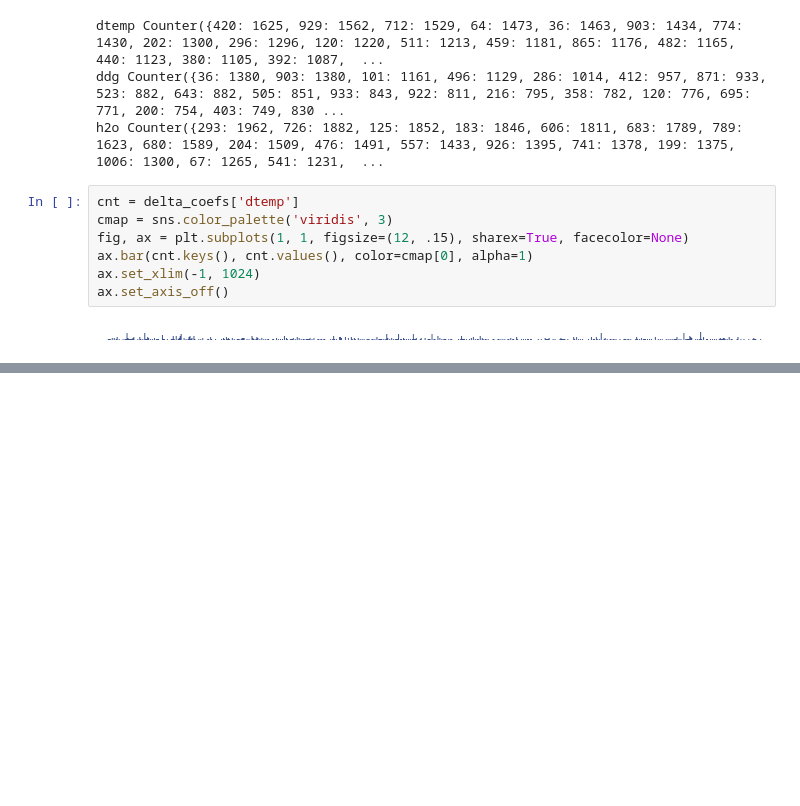
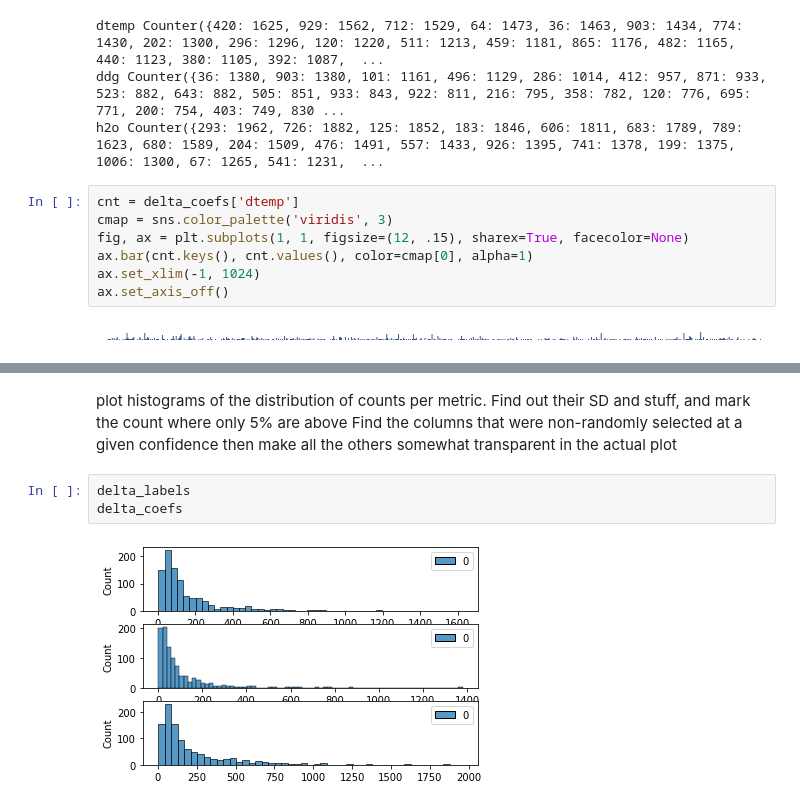
Before and after one commit to lkndl/mapra, a Jupyter notebook: mapra/11_feature_sampling.ipynb, the cells around one changed output, grey strips where cells are left out. Cells and saved outputs as stored; diff of their text form; blank space fills up the shorter version.

```diff
--- a/mapra/11_feature_sampling.ipynb
+++ b/mapra/11_feature_sampling.ipynb
@@ -183,0 +127,9 @@ save(fig, f'feature_sampling.pdf')
+# %% [markdown]
+plot histograms of the distribution of counts per metric. Find out their SD and stuff, and mark the count where only 5% are above
+Find the columns that were non-randomly selected at a given confidence
+then make all the others somewhat transparent in the actual plot
+# %%
+delta_labels
+delta_coefs
+# %% [output]
+[figure, added]
```
Also changed, not shown: parts of 4 cells of this notebook, 2 other files.
